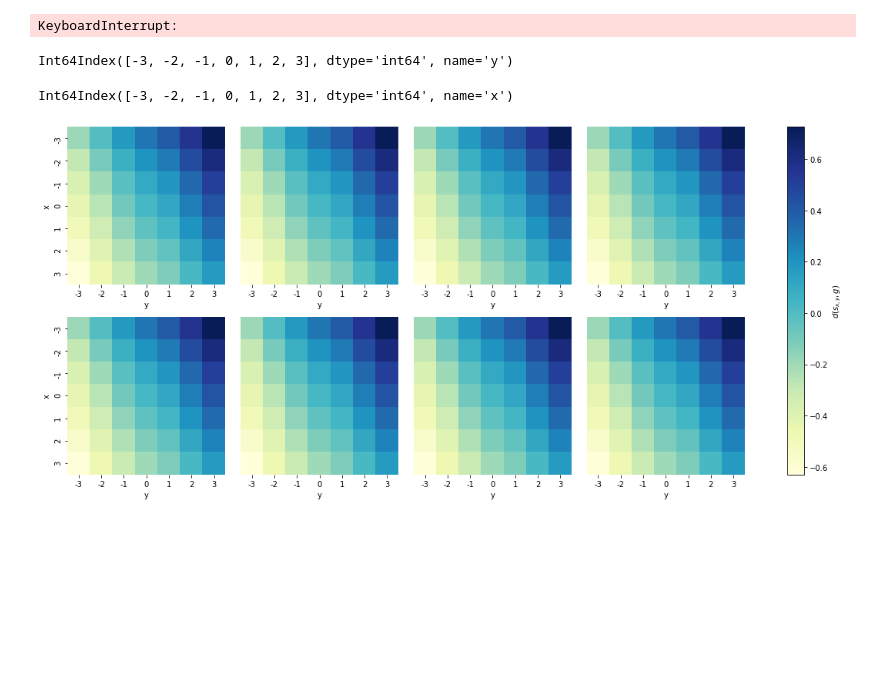
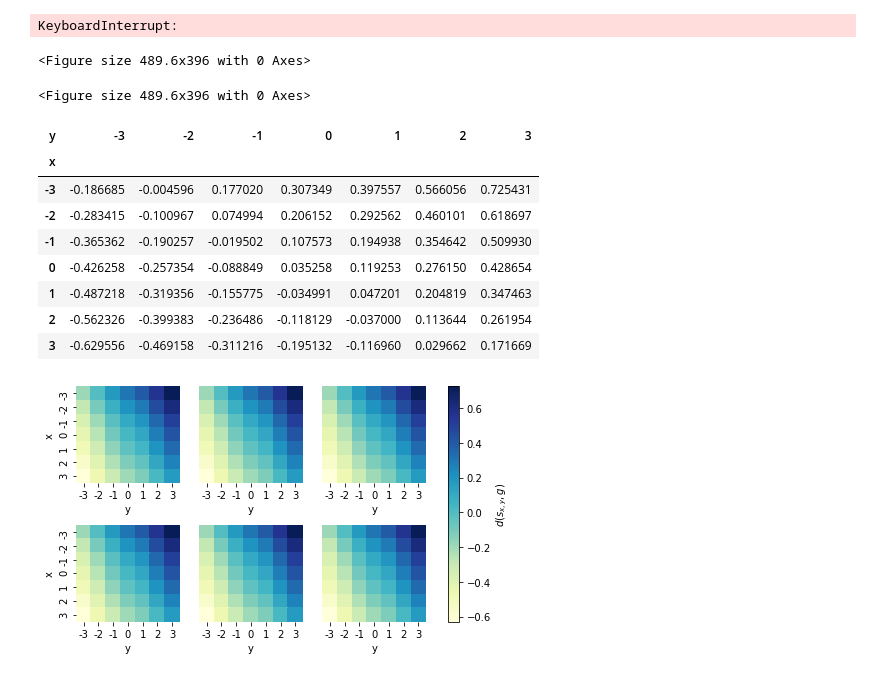
Before and after one commit to timtody/intrinsically_motivated_robotics, a Jupyter notebook: plots.ipynb, the cells around one changed output. Cells and saved outputs as stored; diff of their text form; code cells hidden in the pictures; blank space fills up the shorter version.

Commit message:
create a lot of plots

```diff
--- a/plots.ipynb
+++ b/plots.ipynb
@@ -440,8 +426,11 @@ df
 # %%
-import altair as alt
 import pandas as pd
 import seaborn as sns
-alt.data_transformers.disable_max_rows()
-alt.renderers.enable('notebook')
+FIG_W = 6.8
+FIG_H = 5.5
+
+plt.figure(figsize=(FIG_W,FIG_H))
+
 sns.set()
-sns.set_style("whitegrid")
+# sns.set_context("paper")
+sns.set_style("whitegrid", {'axes.grid' : False})
@@ -495,8 +486,17 @@ ax.get_figure().savefig("bro1.pdf")
 Displaying chart at http://localhost:15597/
 KeyboardInterrupt:
 # %%
+import pandas as pd
 import seaborn as sns
-import pandas as pd
 import matplotlib.pyplot as plt
+
+
+FIG_W = 6.8
+FIG_H = 5.5
+
+plt.figure(figsize=(FIG_W,FIG_H))
+# %% [output]
+<Figure size 489.6x396 with 0 Axes>
+<Figure size 489.6x396 with 0 Axes>
 # %%
 df = pd.read_csv("results/ms3/notrain.csv").drop("Unnamed: 0", axis=1)
@@ -503,9 +504,13 @@ df = pd.read_csv("results/ms3/notrain.csv").drop("Unnamed: 0", axis=1)
 # %%
-df.pivot("x", "y", "Distance to goal").columns
+df = df.pivot("x", "y", "Distance to goal")
+df
 # %% [output]
-Int64Index([-3, -2, -1, 0, 1, 2, 3], dtype='int64', name='y')
+| y | -3 | -2 | -1 | 0 | 1 | 2 | 3 |
+| x |  |  |  |  |  |  |  |
+| -3 | -0.186685 | -0.004596 | 0.177020 | 0.307349 | 0.397557 | 0.566056 | 0.725431 |
+| -2 | -0.283415 | -0.100967 | 0.074994 | 0.206152 | 0.292562 | 0.460101 | 0.618697 |
+| -1 | -0.365362 | -0.190257 | -0.019502 | 0.107573 | 0.194938 | 0.354642 | 0.509930 |
+| 0 | -0.426258 | -0.257354 | -0.088849 | 0.035258 | 0.119253 | 0.276150 | 0.428654 |
+| 1 | -0.487218 | -0.319356 | -0.155775 | -0.034991 | 0.047201 | 0.204819 | 0.347463 |
+| 2 | -0.562326 | -0.399383 | -0.236486 | -0.118129 | -0.037000 | 0.113644 | 0.261954 |
+| 3 | -0.629556 | -0.469158 | -0.311216 | -0.195132 | -0.116960 | 0.029662 | 0.171669 |
-# %%
-
-df.pivot("x", "y", "Distance to goal").index
-# %% [output]
-Int64Index([-3, -2, -1, 0, 1, 2, 3], dtype='int64', name='x')
@@ -512,6 +519,6 @@ Int64Index([-3, -2, -1, 0, 1, 2, 3], dtype='int64', name='x')
 # %%
-fig, axs = plt.subplots(ncols=4, nrows=2, figsize=(16, 7),
-                        gridspec_kw=dict(width_ratios=[2,2,2,2]))
+fig, axs = plt.subplots(ncols=3, nrows=2, figsize=(FIG_W, 4),
+                        gridspec_kw=dict(width_ratios=[2,2,2]))
 # fig.tight_layout()
 data = df.pivot("x", "y", "Distance to goal")
 sns.heatmap(data,
@@ -519,40 +526,33 @@ sns.heatmap(data,
             cmap="YlGnBu")
 data.index.name = " "
 sns.heatmap(data,
             yticklabels=False,
             cbar=False, ax=axs[0][1],
             cmap="YlGnBu")
 sns.heatmap(data,
             yticklabels=False,
             cbar=False, ax=axs[0][2],
             cmap="YlGnBu")
-sns.heatmap(data,
-            yticklabels=False,
-            cbar=False, ax=axs[0][3],
-            cmap="YlGnBu")
+
 
 data = df.pivot("x", "y", "Distance to goal")
 sns.heatmap(data,
             cbar=False, ax=axs[1][0],
             cmap="YlGnBu")
 data.index.name = " "
 sns.heatmap(data,
             yticklabels=False,
             cbar=False, ax=axs[1][1],
             cmap="YlGnBu")
 sns.heatmap(data,
             yticklabels=False,
             cbar=False, ax=axs[1][2],
             cmap="YlGnBu")
-sns.heatmap(data,
-            yticklabels=False,
-            cbar=False, ax=axs[1][3],
-            cmap="YlGnBu")
 
 fig.tight_layout()
 
 cb = fig.colorbar(axs[0][1].collections[0], ax=axs.ravel().tolist(),
                  label=r"$d(s_{x,y}, g)$");
-plt.savefig("test.pdf", bbox_inches='tight')
+plt.savefig("distance.pdf", bbox_inches='tight')
 # %% [output]
-[figure, old version]
+[figure, new version]
```
Also changed, not shown: parts of 11 cells of this notebook, 27 other files.
